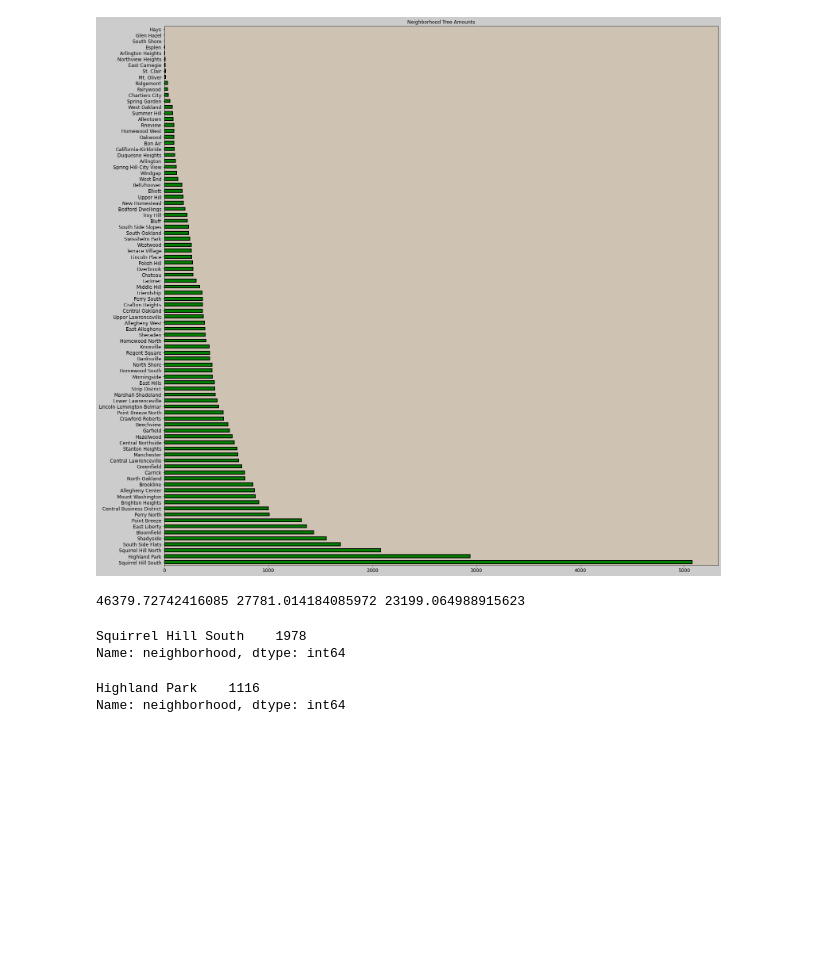
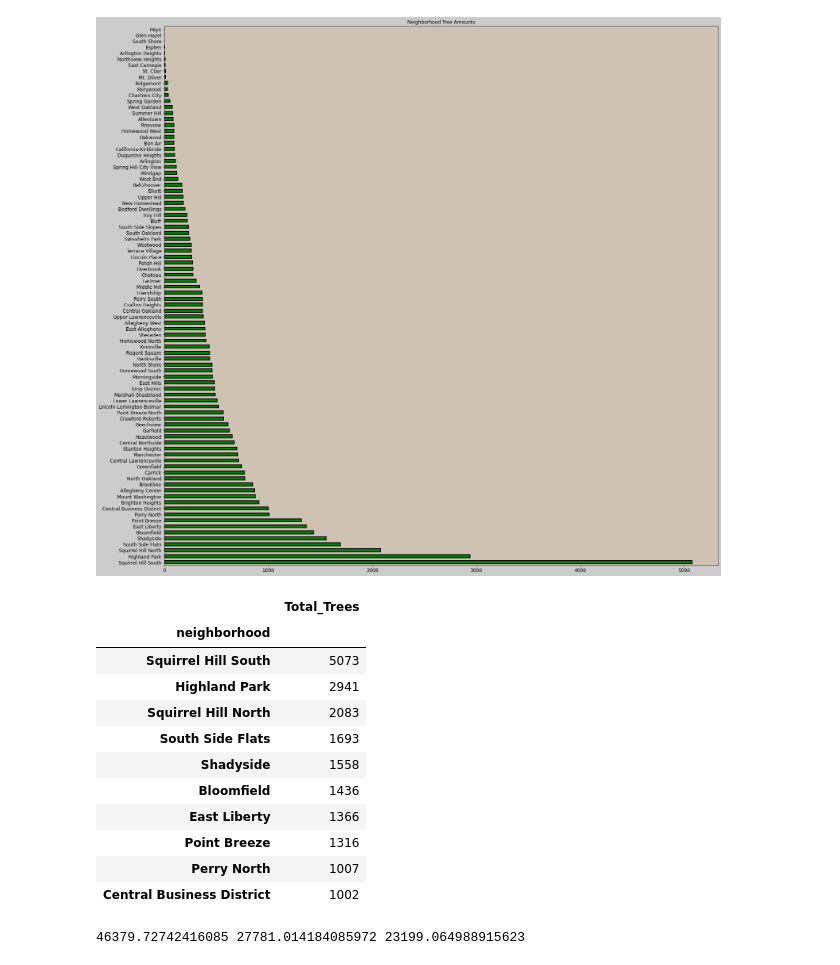
Before and after one commit to ColeEichner/Data-Wizards-Final, a Jupyter notebook: sgi2/treesmetric.ipynb, the cells around one changed output. Cells and saved outputs as stored; diff of their text form; code cells hidden in the pictures; blank space fills up the shorter version.

Commit message:
Updated trees

```diff
--- a/sgi2/treesmetric.ipynb
+++ b/sgi2/treesmetric.ipynb
@@ -47,6 +38,22 @@ nta.set(facecolor = 'tan')
 nta.patch.set_alpha(0.4)
 # %% [output]
 [figure]
+# %%
+tree_amount = tree_data['neighborhood'].value_counts().rename_axis('neighborhood').to_frame('Total_Trees')
+tree_amount.head(10)
+# %% [output]
+|  | Total_Trees |
+| neighborhood |  |
+| Squirrel Hill South | 5073 |
+| Highland Park | 2941 |
+| Squirrel Hill North | 2083 |
+| South Side Flats | 1693 |
+| Shadyside | 1558 |
+| Bloomfield | 1436 |
+| East Liberty | 1366 |
+| Point Breeze | 1316 |
+| Perry North | 1007 |
+| Central Business District | 1002 |
 # %%
 sqs = tree_data.loc[tree_data['neighborhood'] == 'Squirrel Hill South', 'air_quality_benfits_total_dollar_value'].sum()
 hp = tree_data.loc[tree_data['neighborhood'] == 'Highland Park', 'air_quality_benfits_total_dollar_value'].sum()
@@ -55,21 +62,3 @@ shn = tree_data.loc[tree_data['neighborhood'] == 'Squirrel Hill North', 'air_qua
 print(sqs,hp,shn)
 # %% [output]
 46379.72742416085 27781.014184085972 23199.064988915623
-# %%
-good_mask = (tree_data['condition'] == ('Fair' and 'Good'))
-squirrel_south = (tree_data['neighborhood'] == 'Squirrel Hill South')
-
-sgroup = tree_data[squirrel_south & good_mask]
-sgroup['neighborhood'].value_counts()
-# %% [output]
-Squirrel Hill South    1978
-Name: neighborhood, dtype: int64
-# %%
-good_mask = (tree_data['condition'] == ('Fair' and 'Good'))
-highland_park = (tree_data['neighborhood'] == 'Highland Park')
-
-sgroup = tree_data[highland_park & good_mask]
-sgroup['neighborhood'].value_counts()
-# %% [output]
-Highland Park    1116
-Name: neighborhood, dtype: int64
```
Also changed, not shown: parts of 3 cells of this notebook.
